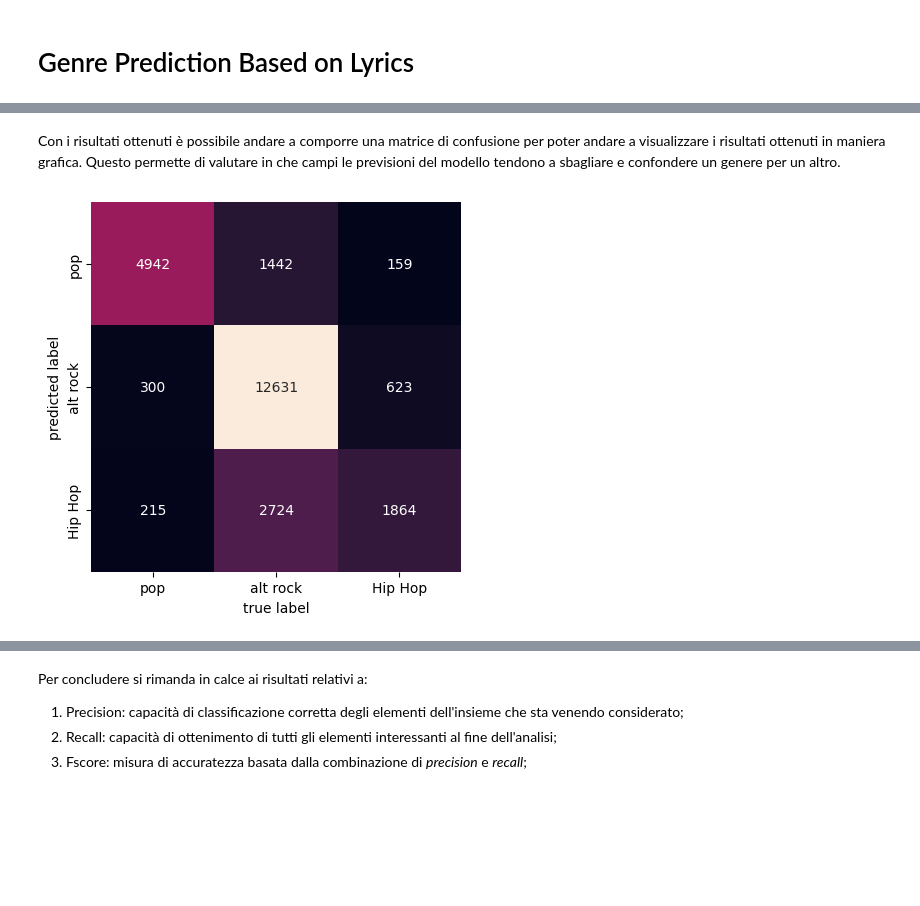
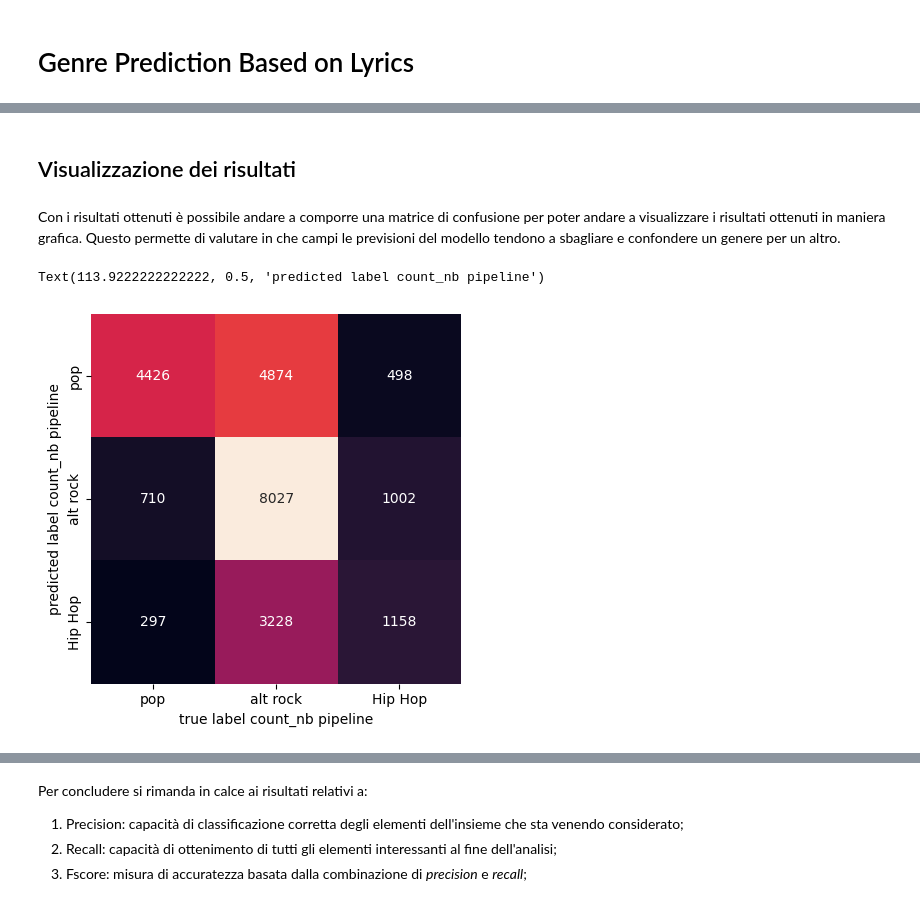
Before and after one commit to MaxBubblegum47/Big_Data, a Jupyter notebook: TextAnalytics/Presentation.ipynb, the cells around one changed output, grey strips where cells are left out. Drawn from its saved outputs; the diff is of its cells as text; code cells hidden in the pictures; blank space fills up the shorter version.

```diff
--- a/TextAnalytics/Presentation.ipynb
+++ b/TextAnalytics/Presentation.ipynb
@@ -58,19 +72,18 @@ genres = [
     'pop', 'alt rock', 'Hip Hop',
 ]
 
-LYRIC_LEN = 200 # each song has to be > 400 characters
-N = random.randint(1000, 3000) # random number of records to pull from each genre
-RANDOM_SEED = random.randint(200, 1000) # random seed to make results repeatable
+LYRIC_LEN = 400 # each song has to be > 400 characters
+N = 1000
+RANDOM_SEED = 200 # random seed to make results repeatable
 
 train_df = pd.DataFrame()
 test_df = pd.DataFrame()
 
 # loop over each genre
-for genre in genres:
-
+for gen in genres:
     # create a subset with the correct genre and the right lenght of the song
     subset = lyrics_by_song[
-        (lyrics_by_song.ranker_genre==genre) &
+        (lyrics_by_song.ranker_genre==gen) &
         (lyrics_by_song.lyric.str.len() > LYRIC_LEN)
     ]
 
@@ -162,17 +181,24 @@ np.mean(predicted == test_df.ranker_genre)
+# %% [markdown]
+## Visualizzazione dei risultati
 # %% [markdown]
 Con i risultati ottenuti è possibile andare a comporre una matrice di confusione per poter andare a visualizzare i risultati ottenuti in maniera grafica. Questo permette di valutare in che campi le previsioni del modello tendono a sbagliare e confondere un genere per un altro.
 # %%
 from sklearn.metrics import confusion_matrix
 import seaborn as sns
 import matplotlib.pyplot as plt
+
+# score our model on testing data
+predicted = random_search_count_nb_pipeline.predict(test_df.lyric)
+np.mean(predicted == test_df.ranker_genre)
 
 mat = confusion_matrix(test_df.ranker_genre, predicted)
 sns.heatmap(
     mat.T, square=True, annot=True, fmt='d', cbar=False,
     xticklabels=genres,
     yticklabels=genres
 )
-plt.xlabel('true label')
-plt.ylabel('predicted label');
+plt.xlabel('true label count_nb pipeline')
+plt.ylabel('predicted label count_nb pipeline')
 # %% [output]
+Text(113.9222222222222, 0.5, 'predicted label count_nb pipeline')
-[figure, old version]
+[figure, new version]
```
Also changed, not shown: parts of 20 cells of this notebook.
